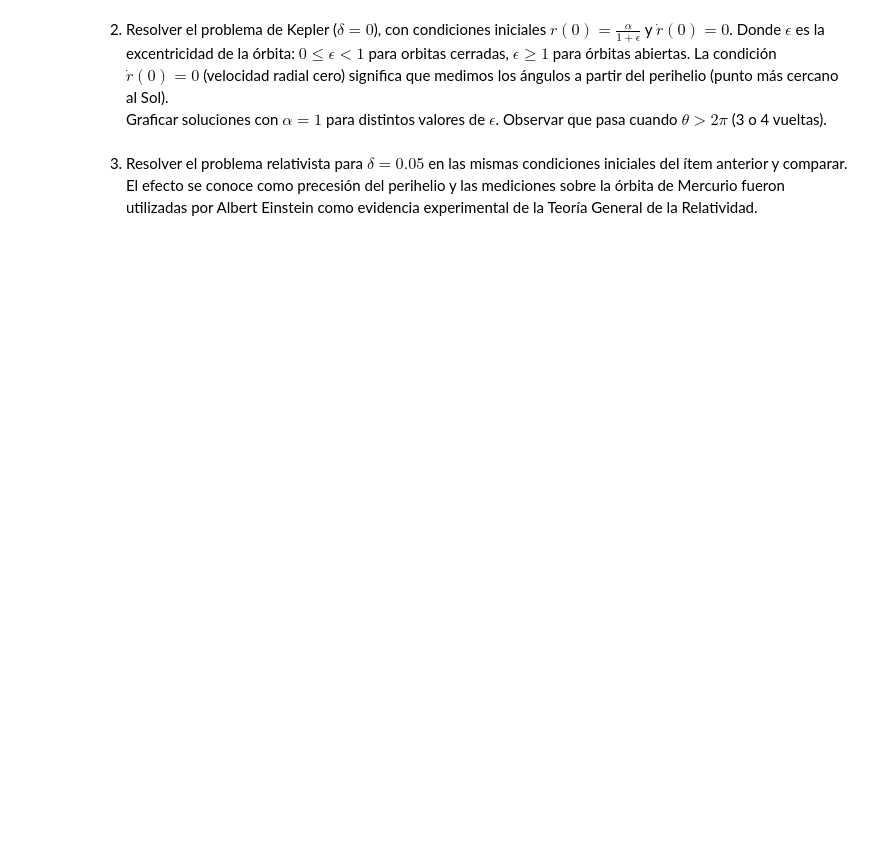
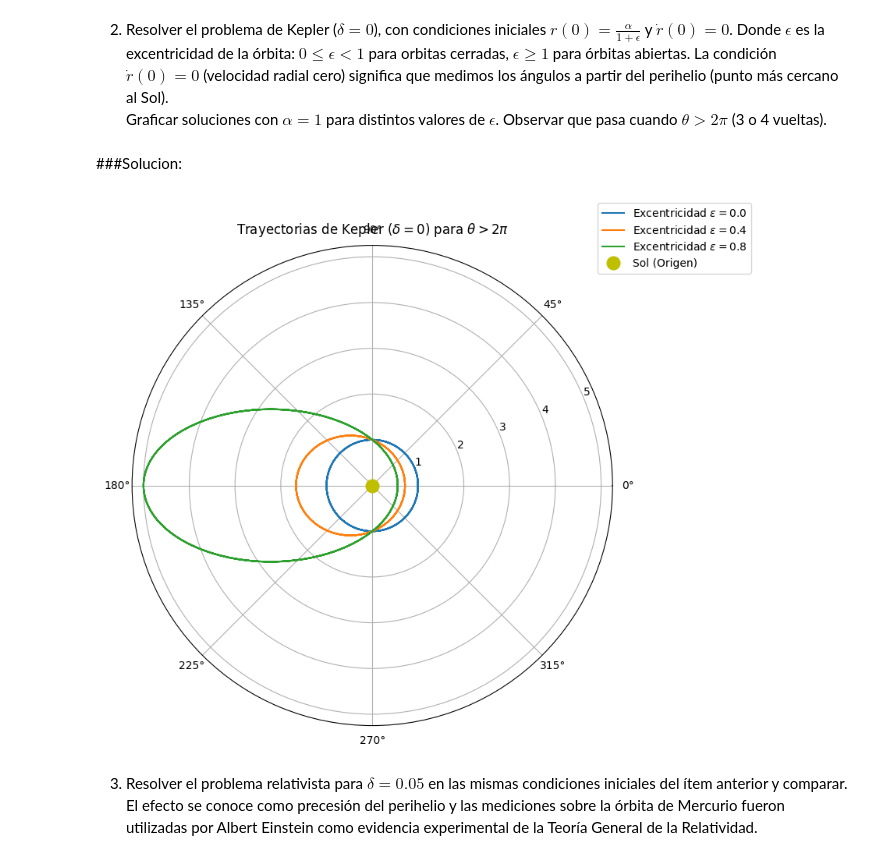
Before and after one commit to jerovernay/IMC, a Jupyter notebook: IMC_TP1.ipynb, the cells around one changed output. Saved outputs shown, nothing was run; the diff lists cells and outputs as text; code cells hidden in the pictures; blank space fills up the shorter version.

```diff
--- a/IMC_TP1.ipynb
+++ b/IMC_TP1.ipynb
@@ -47,3 +49,73 @@ import numpy as np
+# %% [markdown]
+###Solucion:
+# %%
+import numpy as np
+import matplotlib.pyplot as plt
+from scipy.integrate import solve_ivp
+
+
+# 1. Definimos el sistema de ecuaciones de 1er orden (Lo que obtuvimos en el Ej. 1)
+def sistema_orbita(theta, y, alpha, delta):
+    # Vector de estado y
+    u, u_punto = y
+
+    # Ecuaciones del sistema
+    du_dtheta = u_punto
+    du_punto_dtheta = -u + 1/alpha + delta * (u**2)
+
+    return [du_dtheta, du_punto_dtheta]
+
+# 2. Configuración de parámetros para el ejercicio 2
+alpha = 1.0
+delta = 0.0
+
+# Vamos a integrar para más de 2*pi para responder la pregunta del enunciado.   ---!!!!---
+# 4 vueltas completas = 8 * pi
+theta_span = (0, 8 * np.pi)
+theta_eval = np.linspace(theta_span[0], theta_span[1], 2000)
+
+# Excentricidades a graficar (órbitas cerradas: 0 <= epsilon < 1)
+excentricidades = [0.0, 0.4, 0.8]
+
+# 3. Preparación del gráfico en coordenadas polares
+fig, ax = plt.subplots(figsize=(8, 8), subplot_kw={'projection': 'polar'})
+
+for eps in excentricidades:
+    # Condiciones iniciales para cada epsilon
+    # r(0) = alpha / (1 + eps)  ->  u(0) = (1 + eps) / alpha
+    # r_punto(0) = 0              ->  u_punto(0) = 0
+    u0 = (1 + eps) / alpha
+    u_punto0 = 0
+    y0 = [u0, u_punto0]
+
+    # Resolvemos el sistema numéricamente
+    solucion = solve_ivp(                   # El que usan en el labo
+        fun=sistema_orbita,
+        t_span=theta_span,
+        y0=y0,
+        t_eval=theta_eval,
+        args=(alpha, delta),
+        method='RK45',      # Runge-Kutta de orden 4(5) es el estándar (lo que mando tincho)
+        rtol=1e-8,     # Tolerancia estricta para no perder precisión en varias vueltas
+        atol=1e-8       # ???
+    )
+
+    # Extraemos 'u' de la solución (primera fila de y)
+    u_res = solucion.y[0]
+
+    # Convertimos de nuevo a radio: r = 1 / u
+    r_res = 1 / u_res
+
+    # Graficamos
+    ax.plot(solucion.t, r_res, label=f'Excentricidad $\epsilon={eps}$')
+
+# Detalles estéticos del gráfico
+ax.plot(0, 0, 'yo', markersize=12, label='Sol (Origen)') # El sol en el centro
+ax.set_title('Trayectorias de Kepler ($\delta=0$) para $\\theta > 2\pi$', va='bottom')
+ax.legend(loc='upper right', bbox_to_anchor=(1.3, 1.1))
+plt.show()
+# %% [output]
+[figure, added]
 # %% [markdown]
 3. Resolver el problema relativista para $δ = 0.05$ en las mismas condiciones iniciales del ítem anterior
 y comparar. \
```
Also changed, not shown: parts of 2 cells of this notebook.
